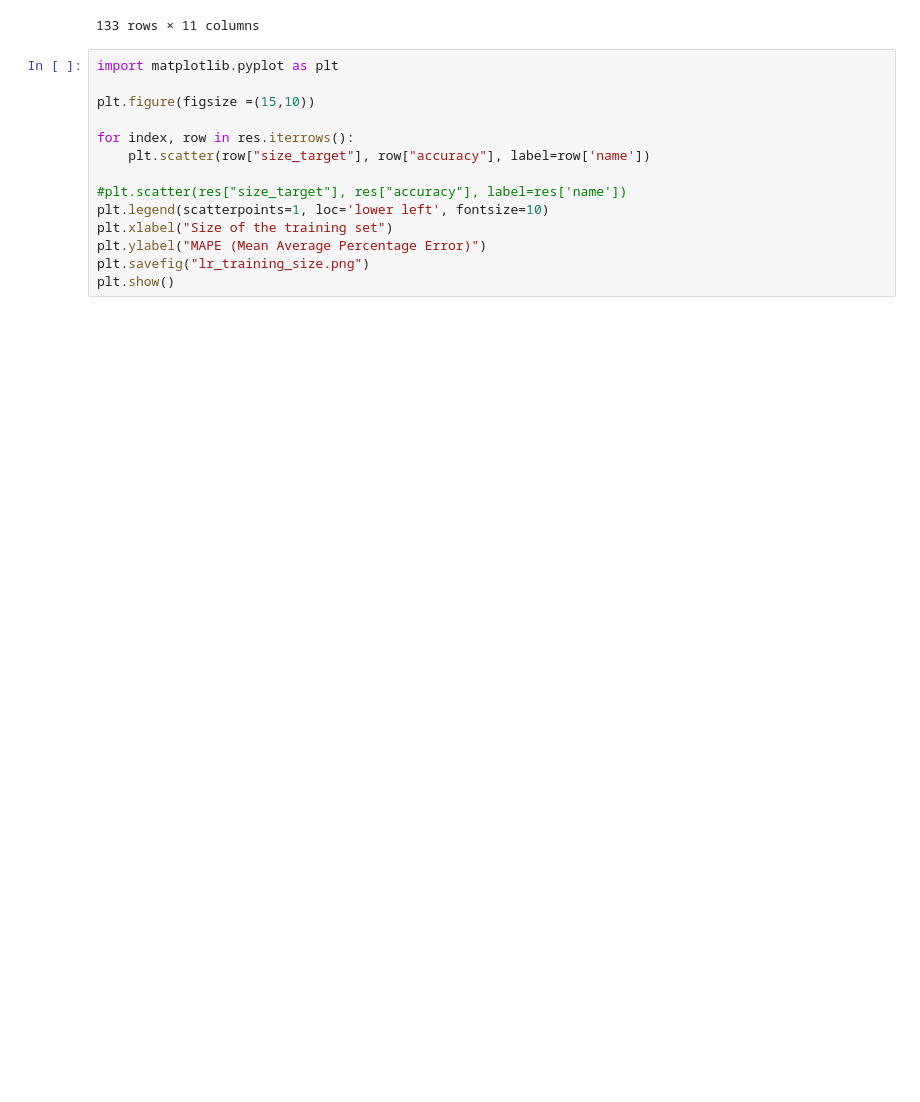
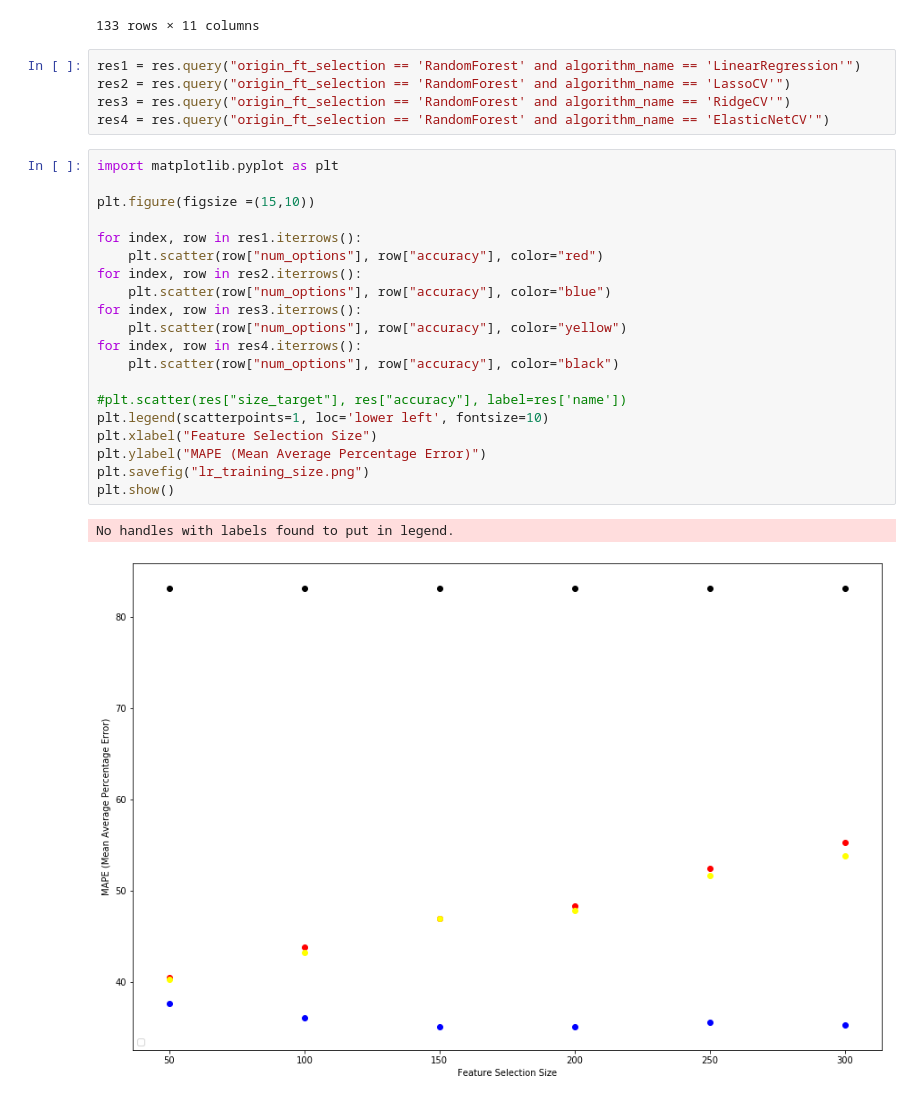
Before and after one commit to TuxML/size-analysis, a Jupyter notebook: linear_regression.ipynb, the cells around one changed output. Drawn from its saved outputs; the diff is of its cells as text; blank space fills up the shorter version.

Commit message:
Plot feature selection

```diff
--- a/linear_regression.ipynb
+++ b/linear_regression.ipynb
@@ -138,17 +138,31 @@ res
 | 131 | 131 | RidgeCV | RandomForest | ['DEBUG_INFO' 'DEBUG_INFO_REDUCED... | 300 | RidgeCV(alphas=array([ 0.1, 1. , ... | ... |
 | 132 | 132 | ElasticNetCV | RandomForest | ['DEBUG_INFO' 'DEBUG_INFO_REDUCED... | 300 | ElasticNetCV(alphas=None, copy_X=... | ... |
 133 rows × 11 columns
+# %%
+res1 = res.query("origin_ft_selection == 'RandomForest' and algorithm_name == 'LinearRegression'")
+res2 = res.query("origin_ft_selection == 'RandomForest' and algorithm_name == 'LassoCV'")
+res3 = res.query("origin_ft_selection == 'RandomForest' and algorithm_name == 'RidgeCV'")
+res4 = res.query("origin_ft_selection == 'RandomForest' and algorithm_name == 'ElasticNetCV'")
 # %%
 import matplotlib.pyplot as plt
 
 plt.figure(figsize =(15,10))
 
-for index, row in res.iterrows():
-    plt.scatter(row["size_target"], row["accuracy"], label=row['name'])
+for index, row in res1.iterrows():
+    plt.scatter(row["num_options"], row["accuracy"], color="red")
+for index, row in res2.iterrows():
+    plt.scatter(row["num_options"], row["accuracy"], color="blue")
+for index, row in res3.iterrows():
+    plt.scatter(row["num_options"], row["accuracy"], color="yellow")
+for index, row in res4.iterrows():
+    plt.scatter(row["num_options"], row["accuracy"], color="black")
 
 #plt.scatter(res["size_target"], res["accuracy"], label=res['name'])
 plt.legend(scatterpoints=1, loc='lower left', fontsize=10)
-plt.xlabel("Size of the training set")
+plt.xlabel("Feature Selection Size")
 plt.ylabel("MAPE (Mean Average Percentage Error)")
 plt.savefig("lr_training_size.png")
 plt.show()
+# %% [output]
+No handles with labels found to put in legend.
+[figure, added]
```
Also changed, not shown: 2 other files.
